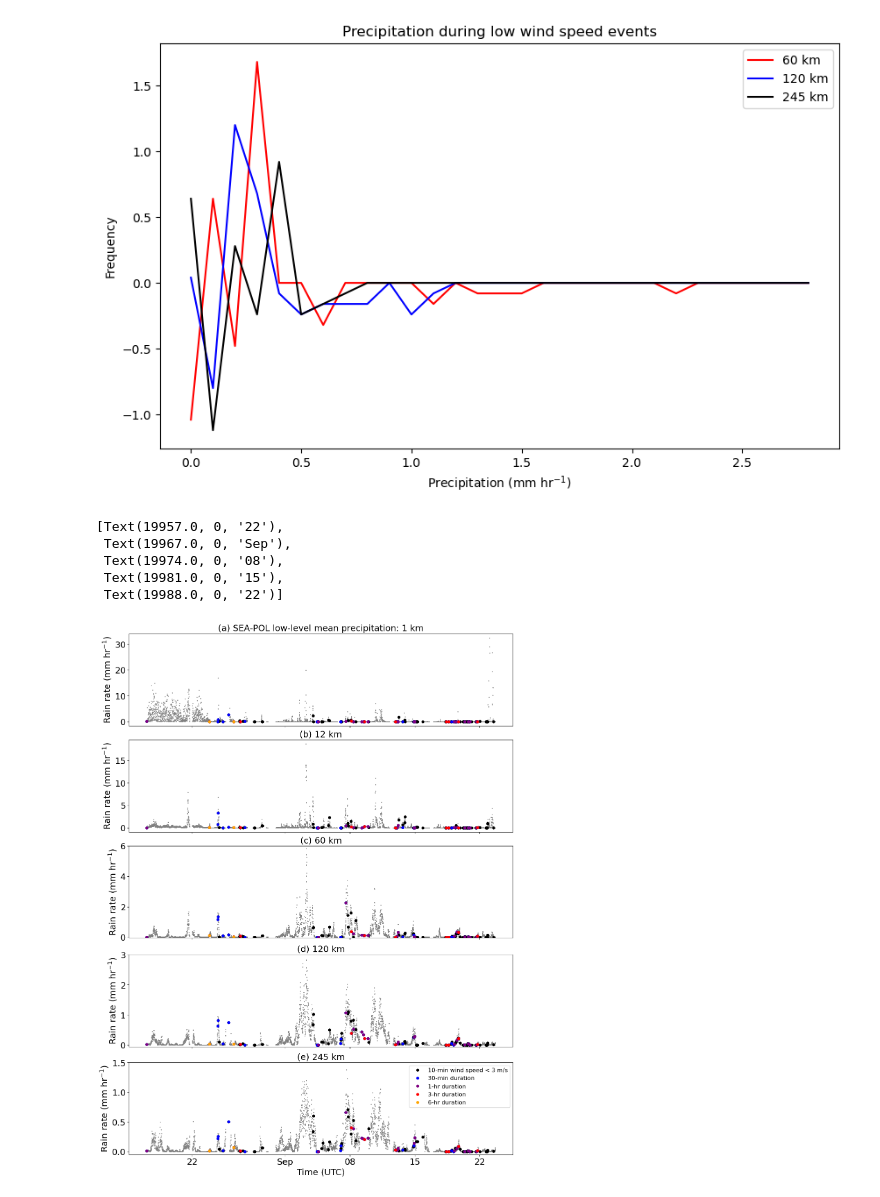
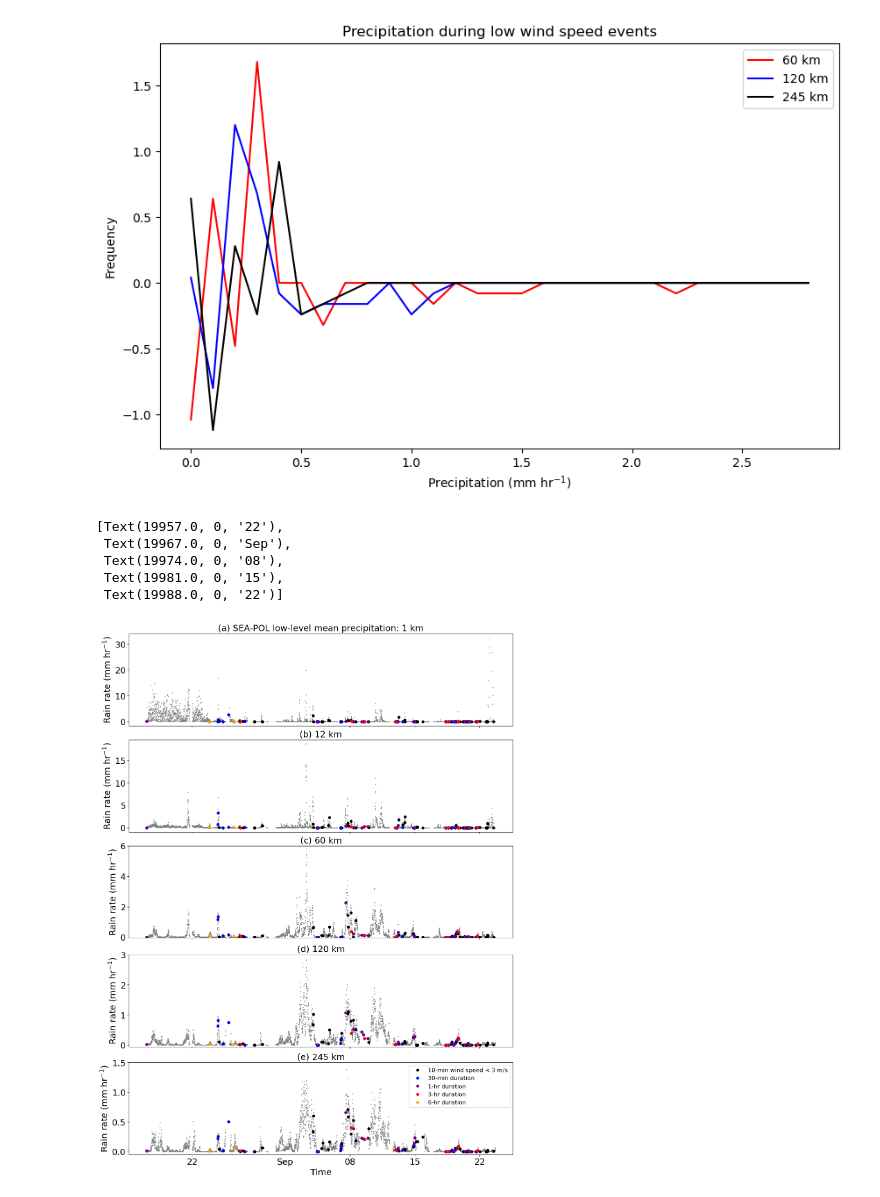
Before and after one commit to allison-wing/PICCOLO, a Jupyter notebook: plot_lowwind.ipynb, the cells around one changed output. Saved outputs shown, nothing was run; the diff lists cells and outputs as text; code cells hidden in the pictures.

```diff
--- a/plot_lowwind.ipynb
+++ b/plot_lowwind.ipynb
@@ -404,35 +404,35 @@ axs[3].set_ylabel('Rain rate (mm hr$^{-1}$)', fontsize=18)
 axs[3].set_title('(d) 120 km', fontsize=18)
 
 axs[3].set_xticklabels('')
 axs[3].tick_params(axis='y', labelsize=18)
 
 ################## 245 km
 axs[4].plot(rain.time, rain.rain245_mean, '.', markersize = 2, color='gray')
 axs[4].plot(lowwind_df['start_time'],lowwind_df['Precip - 245 km'],'.', markersize = 10, color='black',label='10-min wind speed < 3 m/s')
 axs[4].plot(lowwind_df_30m['start_time'],lowwind_df_30m['Precip - 245 km'],'.',markersize = 10, color='blue', label='30-min duration')
 axs[4].plot(lowwind_df_1h['start_time'],lowwind_df_1h['Precip - 245 km'],'.',markersize = 10, color='purple', label='1-hr duration')
 axs[4].plot(lowwind_df_3h['start_time'],lowwind_df_3h['Precip - 245 km'],'.',markersize = 10, color='red', label='3-hr duration')
 axs[4].plot(lowwind_df_6h['start_time'],lowwind_df_6h['Precip - 245 km'],'.',markersize = 10, color='orange', label='6-hr duration')
 axs[4].legend(loc='upper right', fontsize=12)
 
 axs[4].set_ylim(-0.05, 1.5)
 
 axs[4].xaxis.set_major_locator(mdates.AutoDateLocator())
 axs[4].xaxis.set_major_formatter(mdates.ConciseDateFormatter(axs[4].xaxis.get_major_locator()))
 
-axs[4].set_xlabel('Time (UTC)', fontsize=18)
+axs[4].set_xlabel('Time', fontsize=18)
 axs[4].set_ylabel('Rain rate (mm hr$^{-1}$)', fontsize=18)
 axs[4].set_title('(e) 245 km', fontsize=18)
 
 axs[4].tick_params(axis='y', labelsize=18)
 axs[4].set_xticklabels(axs[4].get_xticklabels(), fontsize=18)
 # %% [output]
 [Text(19957.0, 0, '22'),
  Text(19967.0, 0, 'Sep'),
  Text(19974.0, 0, '08'),
  Text(19981.0, 0, '15'),
  Text(19988.0, 0, '22')]
-[figure, old version]
+[figure, new version]
 # %%
 # Plot time series of precip & during low wind speed events
 fig,axs = plt.subplots(5,1,figsize=(12,16),layout="constrained")
```
Also changed, not shown: parts of 3 cells of this notebook.
